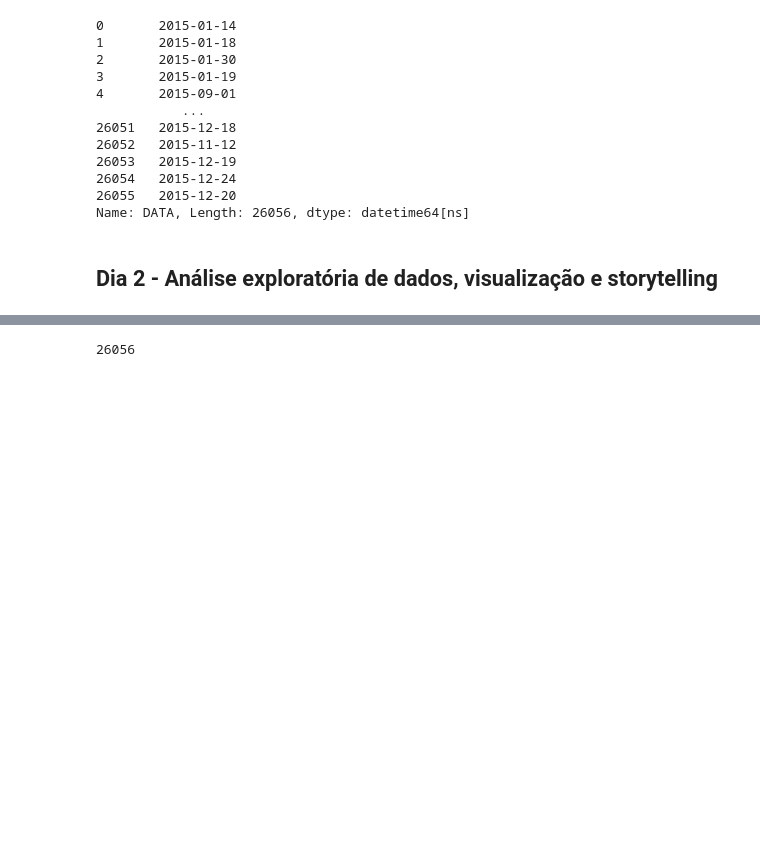
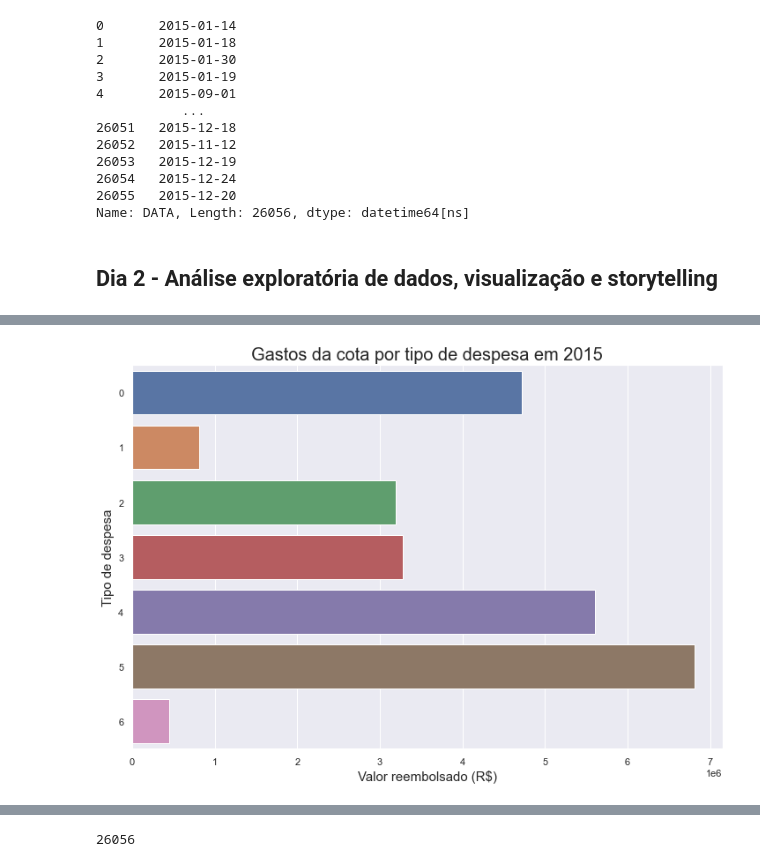
Before and after one commit to jvscursulim/7daysofcode_alura, a Jupyter notebook: ceaps.ipynb, the cells around one changed output, grey strips where cells are left out. Drawn from its saved outputs; the diff is of its cells as text; code cells hidden in the pictures; blank space fills up the shorter version.

```diff
--- a/ceaps.ipynb
+++ b/ceaps.ipynb
@@ -377,0 +413,13 @@ gasto_ativ_parlamentar_anual = gasto_ativ_parlamentar_p_mes * 12
+# %%
+tipo_gastos_dict = {f"{index}": descricao for index, descricao in enumerate(df['TIPO_DESPESA'].unique())}
+# %%
+fig, ax = plt.subplots()
+
+ax = sns.barplot(y = [*tipo_gastos_dict.keys()], x = df.groupby('TIPO_DESPESA')['VALOR_REEMBOLSADO'].sum())
+ax.set_xlabel("Valor reembolsado (R$)", fontsize = 15)
+ax.set_ylabel("Tipo de despesa", fontsize = 15)
+ax.set_title("Gastos da cota por tipo de despesa em 2015", fontsize = 20)
+fig.set_size_inches((12, 8))
+fig.savefig("figures\gastos_da_cota_por_tipo_de_despesa_em_2015.png")
+# %% [output]
+[figure, added]
```
Also changed, not shown: parts of 42 cells of this notebook.
